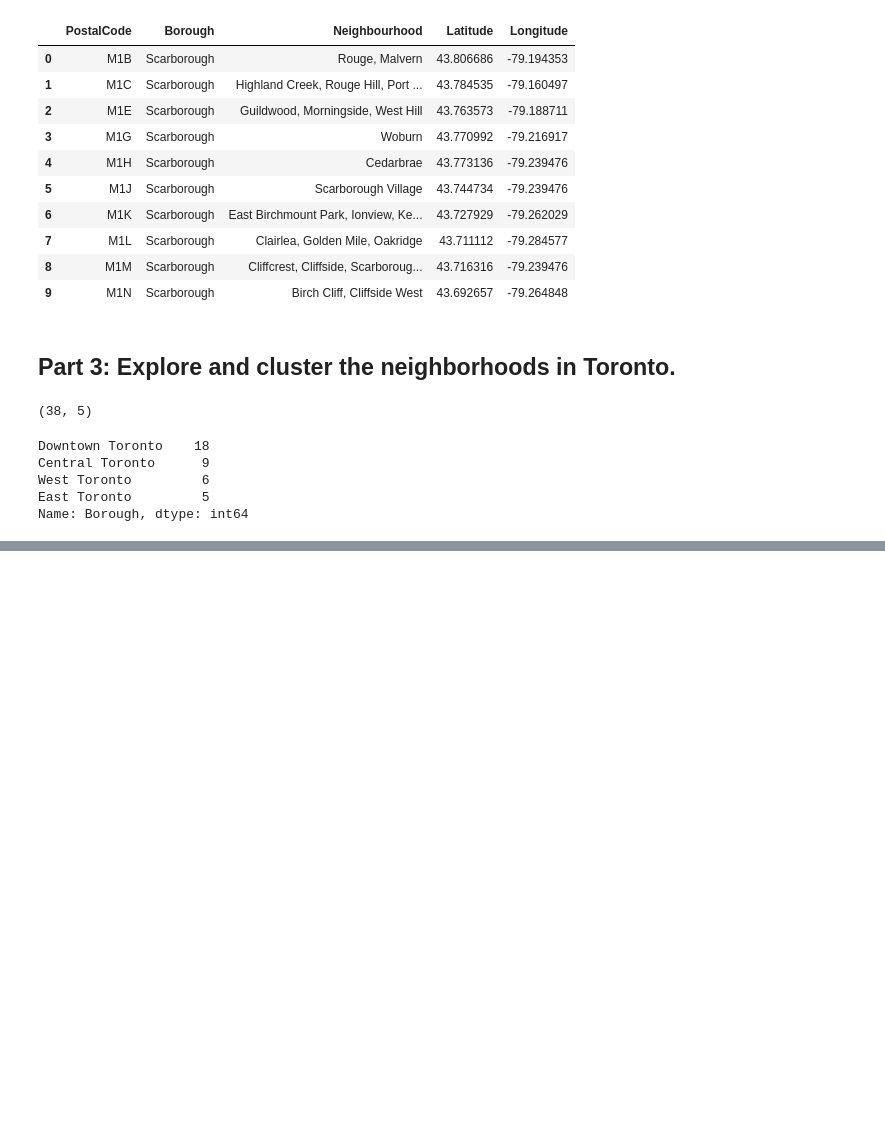
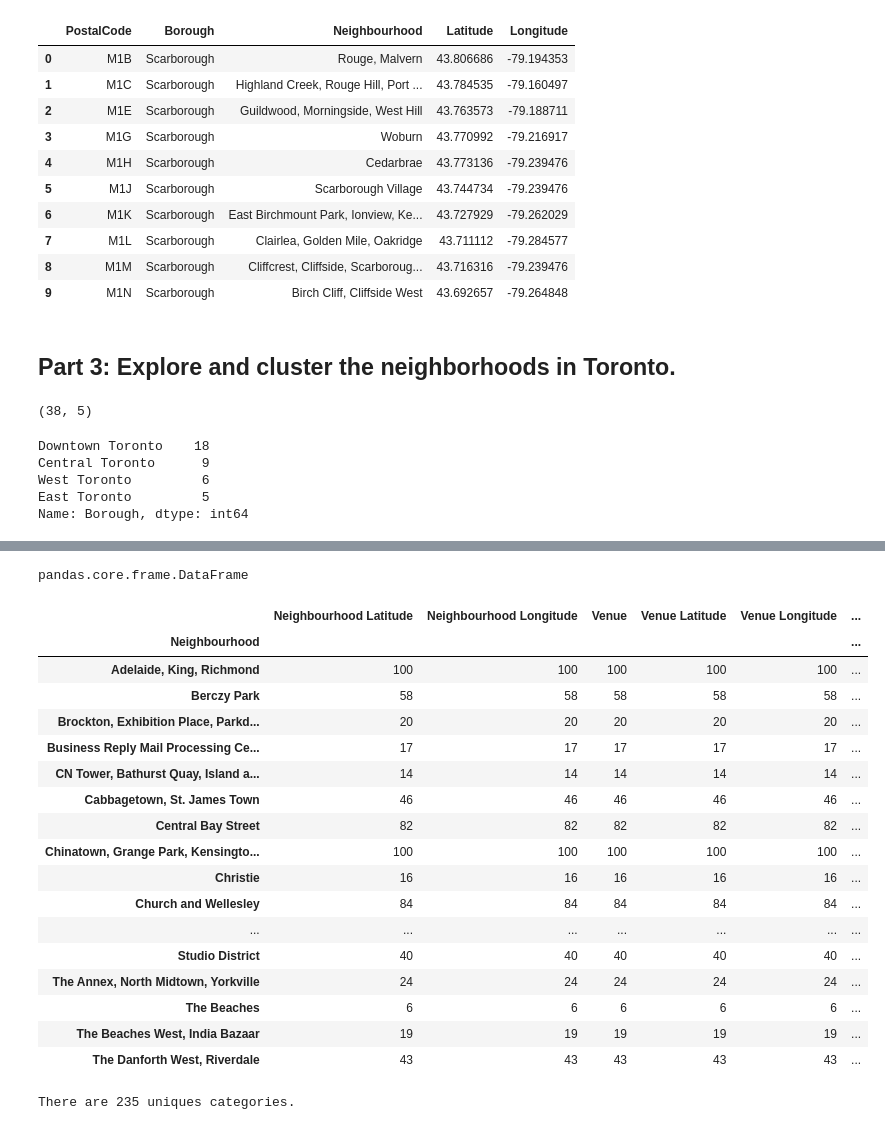
Before and after one commit to sinwee1976/Coursera_Capstone, a Jupyter notebook: Week_3_Assignment.ipynb, the cells around one changed output, grey strips where cells are left out. Drawn from its saved outputs; the diff is of its cells as text; code cells hidden in the pictures; blank space fills up the shorter version.

```diff
--- a/Week_3_Assignment.ipynb
+++ b/Week_3_Assignment.ipynb
@@ -164,0 +252,12 @@ toronto_neighbourhood.head()
+# %%
+# function that extracts the category of the venue
+def get_category_type(row):
+    try:
+        categories_list = row['categories']
+    except:
+        categories_list = row['venue.categories']
+
+    if len(categories_list) == 0:
+        return None
+    else:
+        return categories_list[0]['name']
@@ -164,0 +367,29 @@ toronto_neighbourhood.head()
+# %%
+type(toronto_venues)
+# %% [output]
+pandas.core.frame.DataFrame
+# %%
+toronto_venues.groupby('Neighbourhood').count()
+# %% [output]
+|  | Neighbourhood Latitude | Neighbourhood Longitude | Venue | Venue Latitude | Venue Longitude | ... |
+| Neighbourhood |  |  |  |  |  | ... |
+| Adelaide, King, Richmond | 100 | 100 | 100 | 100 | 100 | ... |
+| Berczy Park | 58 | 58 | 58 | 58 | 58 | ... |
+| Brockton, Exhibition Place, Parkd... | 20 | 20 | 20 | 20 | 20 | ... |
+| Business Reply Mail Processing Ce... | 17 | 17 | 17 | 17 | 17 | ... |
+| CN Tower, Bathurst Quay, Island a... | 14 | 14 | 14 | 14 | 14 | ... |
+| Cabbagetown, St. James Town | 46 | 46 | 46 | 46 | 46 | ... |
+| Central Bay Street | 82 | 82 | 82 | 82 | 82 | ... |
+| Chinatown, Grange Park, Kensingto... | 100 | 100 | 100 | 100 | 100 | ... |
+| Christie | 16 | 16 | 16 | 16 | 16 | ... |
+| Church and Wellesley | 84 | 84 | 84 | 84 | 84 | ... |
+| ... | ... | ... | ... | ... | ... | ... |
+| Studio District | 40 | 40 | 40 | 40 | 40 | ... |
+| The Annex, North Midtown, Yorkville | 24 | 24 | 24 | 24 | 24 | ... |
+| The Beaches | 6 | 6 | 6 | 6 | 6 | ... |
+| The Beaches West, India Bazaar | 19 | 19 | 19 | 19 | 19 | ... |
+| The Danforth West, Riverdale | 43 | 43 | 43 | 43 | 43 | ... |
+# %%
+print('There are {} uniques categories.'.format(len(toronto_venues['Venue Category'].unique())))
+# %% [output]
+There are 235 uniques categories.
```
Also changed, not shown: parts of 28 cells of this notebook.
